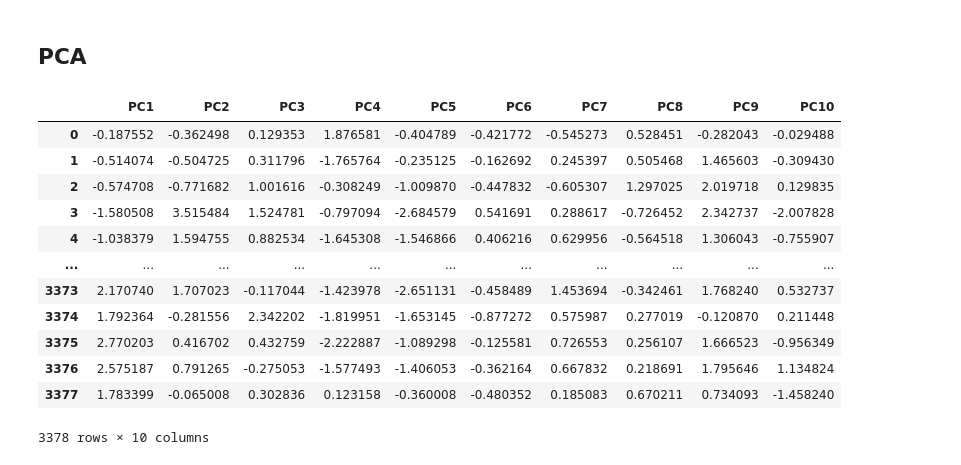
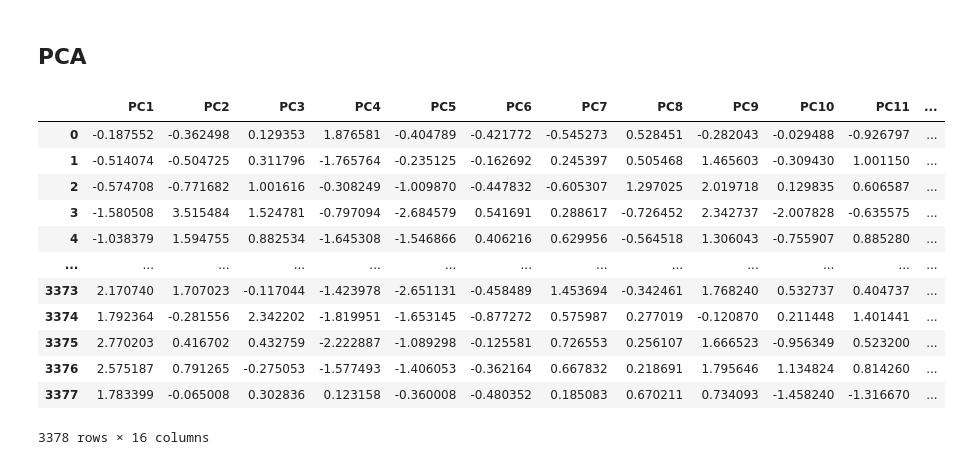
Before and after one commit to ManiaEsprit2024/Mania, a Jupyter notebook: Notebooks/MediumBig_Business.ipynb, the cells around one changed output. Saved outputs shown, nothing was run; the diff lists cells and outputs as text; code cells hidden in the pictures.

```diff
--- a/Notebooks/MediumBig_Business.ipynb
+++ b/Notebooks/MediumBig_Business.ipynb
@@ -317,34 +317,34 @@ scaled_df.head()
 # %%
 from sklearn.decomposition import PCA
 
 # Initialize PCA with the number of components you want
-pca = PCA(n_components=10)
+pca = PCA(n_components=16)
 
 # Fit PCA to the scaled data
 pca.fit(scaled_df)
 
 # Transform the data to the new feature space
 transformed_data = pca.transform(scaled_df)
 
 # Convert the transformed data to a DataFrame
-selected_features = pd.DataFrame(transformed_data, columns=[f'PC{i}' for i in range(1, 11)])
+selected_features = pd.DataFrame(transformed_data, columns=[f'PC{i}' for i in range(1, 17)])
 
 
 selected_features
 # %% [output]
-|  | PC1 | PC2 | PC3 | PC4 | PC5 | PC6 | PC7 | PC8 | PC9 | PC10 |
-| 0 | -0.187552 | -0.362498 | 0.129353 | 1.876581 | -0.404789 | -0.421772 | -0.545273 | 0.528451 | -0.282043 | -0.029488 |
-| 1 | -0.514074 | -0.504725 | 0.311796 | -1.765764 | -0.235125 | -0.162692 | 0.245397 | 0.505468 | 1.465603 | -0.309430 |
-| 2 | -0.574708 | -0.771682 | 1.001616 | -0.308249 | -1.009870 | -0.447832 | -0.605307 | 1.297025 | 2.019718 | 0.129835 |
-| 3 | -1.580508 | 3.515484 | 1.524781 | -0.797094 | -2.684579 | 0.541691 | 0.288617 | -0.726452 | 2.342737 | -2.007828 |
-| 4 | -1.038379 | 1.594755 | 0.882534 | -1.645308 | -1.546866 | 0.406216 | 0.629956 | -0.564518 | 1.306043 | -0.755907 |
-| ... | ... | ... | ... | ... | ... | ... | ... | ... | ... | ... |
-| 3373 | 2.170740 | 1.707023 | -0.117044 | -1.423978 | -2.651131 | -0.458489 | 1.453694 | -0.342461 | 1.768240 | 0.532737 |
-| 3374 | 1.792364 | -0.281556 | 2.342202 | -1.819951 | -1.653145 | -0.877272 | 0.575987 | 0.277019 | -0.120870 | 0.211448 |
-| 3375 | 2.770203 | 0.416702 | 0.432759 | -2.222887 | -1.089298 | -0.125581 | 0.726553 | 0.256107 | 1.666523 | -0.956349 |
-| 3376 | 2.575187 | 0.791265 | -0.275053 | -1.577493 | -1.406053 | -0.362164 | 0.667832 | 0.218691 | 1.795646 | 1.134824 |
-| 3377 | 1.783399 | -0.065008 | 0.302836 | 0.123158 | -0.360008 | -0.480352 | 0.185083 | 0.670211 | 0.734093 | -1.458240 |
+|  | PC1 | PC2 | PC3 | PC4 | PC5 | PC6 | PC7 | PC8 | PC9 | PC10 | PC11 | ... |
+| 0 | -0.187552 | -0.362498 | 0.129353 | 1.876581 | -0.404789 | -0.421772 | -0.545273 | 0.528451 | -0.282043 | -0.029488 | -0.926797 | ... |
+| 1 | -0.514074 | -0.504725 | 0.311796 | -1.765764 | -0.235125 | -0.162692 | 0.245397 | 0.505468 | 1.465603 | -0.309430 | 1.001150 | ... |
+| 2 | -0.574708 | -0.771682 | 1.001616 | -0.308249 | -1.009870 | -0.447832 | -0.605307 | 1.297025 | 2.019718 | 0.129835 | 0.606587 | ... |
+| 3 | -1.580508 | 3.515484 | 1.524781 | -0.797094 | -2.684579 | 0.541691 | 0.288617 | -0.726452 | 2.342737 | -2.007828 | -0.635575 | ... |
+| 4 | -1.038379 | 1.594755 | 0.882534 | -1.645308 | -1.546866 | 0.406216 | 0.629956 | -0.564518 | 1.306043 | -0.755907 | 0.885280 | ... |
+| ... | ... | ... | ... | ... | ... | ... | ... | ... | ... | ... | ... | ... |
+| 3373 | 2.170740 | 1.707023 | -0.117044 | -1.423978 | -2.651131 | -0.458489 | 1.453694 | -0.342461 | 1.768240 | 0.532737 | 0.404737 | ... |
+| 3374 | 1.792364 | -0.281556 | 2.342202 | -1.819951 | -1.653145 | -0.877272 | 0.575987 | 0.277019 | -0.120870 | 0.211448 | 1.401441 | ... |
+| 3375 | 2.770203 | 0.416702 | 0.432759 | -2.222887 | -1.089298 | -0.125581 | 0.726553 | 0.256107 | 1.666523 | -0.956349 | 0.523200 | ... |
+| 3376 | 2.575187 | 0.791265 | -0.275053 | -1.577493 | -1.406053 | -0.362164 | 0.667832 | 0.218691 | 1.795646 | 1.134824 | 0.814260 | ... |
+| 3377 | 1.783399 | -0.065008 | 0.302836 | 0.123158 | -0.360008 | -0.480352 | 0.185083 | 0.670211 | 0.734093 | -1.458240 | -1.316670 | ... |
-3378 rows × 10 columns
+3378 rows × 16 columns
 # %%
 # Scree plot
 plt.figure(figsize=(8, 6))
```
Also changed, not shown: parts of 5 cells of this notebook, 1 other file.
